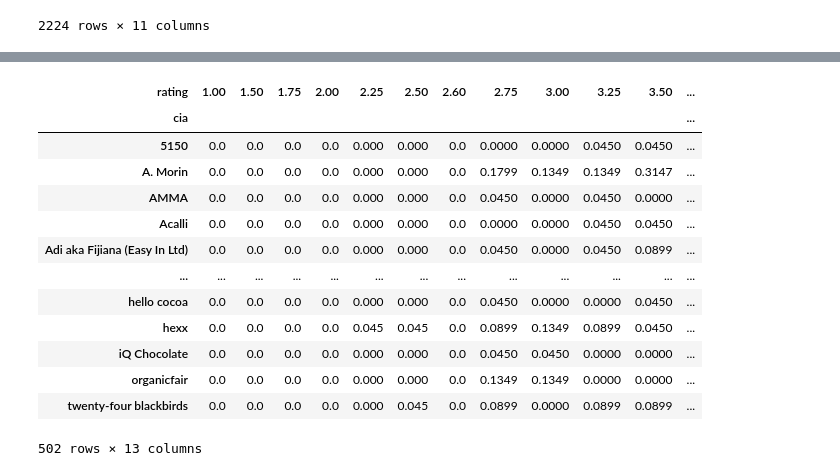
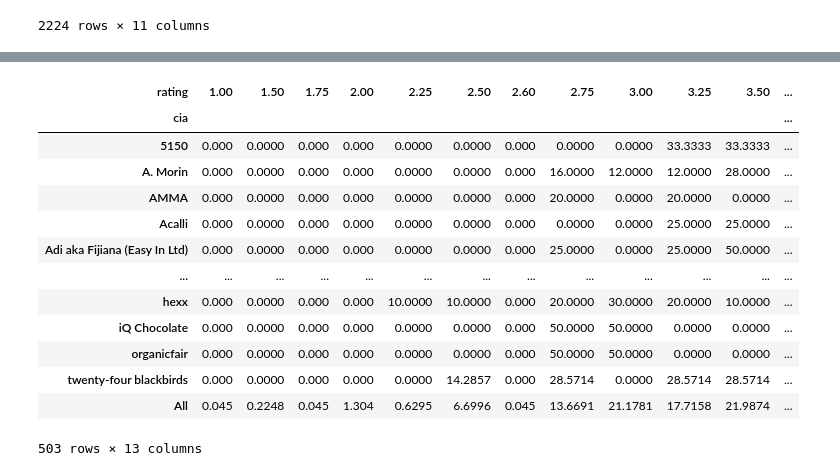
Before and after one commit to Pedro2712/Projeto_2-ciedados, a Jupyter notebook: Projeto 2 - Ciedados.ipynb, the cells around one changed output, grey strips where cells are left out. Cells and saved outputs as stored; diff of their text form; code cells hidden in the pictures.

```diff
--- a/Projeto 2 - Ciedados.ipynb
+++ b/Projeto 2 - Ciedados.ipynb
@@ -106,18 +104,18 @@ dados.head(50)
 # %%
-round(pd.crosstab(dados.cia, dados.rating, normalize=True)*100, 4)
+round(pd.crosstab(dados.cia, dados.rating, normalize="index", margins= True)*100, 4)
 # %% [output]
 | rating | 1.00 | 1.50 | 1.75 | 2.00 | 2.25 | 2.50 | 2.60 | 2.75 | 3.00 | 3.25 | 3.50 | ... |
 | cia |  |  |  |  |  |  |  |  |  |  |  | ... |
-| 5150 | 0.0 | 0.0 | 0.0 | 0.0 | 0.000 | 0.000 | 0.0 | 0.0000 | 0.0000 | 0.0450 | 0.0450 | ... |
-| A. Morin | 0.0 | 0.0 | 0.0 | 0.0 | 0.000 | 0.000 | 0.0 | 0.1799 | 0.1349 | 0.1349 | 0.3147 | ... |
-| AMMA | 0.0 | 0.0 | 0.0 | 0.0 | 0.000 | 0.000 | 0.0 | 0.0450 | 0.0000 | 0.0450 | 0.0000 | ... |
-| Acalli | 0.0 | 0.0 | 0.0 | 0.0 | 0.000 | 0.000 | 0.0 | 0.0000 | 0.0000 | 0.0450 | 0.0450 | ... |
-| Adi aka Fijiana (Easy In Ltd) | 0.0 | 0.0 | 0.0 | 0.0 | 0.000 | 0.000 | 0.0 | 0.0450 | 0.0000 | 0.0450 | 0.0899 | ... |
+| 5150 | 0.000 | 0.0000 | 0.000 | 0.000 | 0.0000 | 0.0000 | 0.000 | 0.0000 | 0.0000 | 33.3333 | 33.3333 | ... |
+| A. Morin | 0.000 | 0.0000 | 0.000 | 0.000 | 0.0000 | 0.0000 | 0.000 | 16.0000 | 12.0000 | 12.0000 | 28.0000 | ... |
+| AMMA | 0.000 | 0.0000 | 0.000 | 0.000 | 0.0000 | 0.0000 | 0.000 | 20.0000 | 0.0000 | 20.0000 | 0.0000 | ... |
+| Acalli | 0.000 | 0.0000 | 0.000 | 0.000 | 0.0000 | 0.0000 | 0.000 | 0.0000 | 0.0000 | 25.0000 | 25.0000 | ... |
+| Adi aka Fijiana (Easy In Ltd) | 0.000 | 0.0000 | 0.000 | 0.000 | 0.0000 | 0.0000 | 0.000 | 25.0000 | 0.0000 | 25.0000 | 50.0000 | ... |
 | ... | ... | ... | ... | ... | ... | ... | ... | ... | ... | ... | ... | ... |
-| hello cocoa | 0.0 | 0.0 | 0.0 | 0.0 | 0.000 | 0.000 | 0.0 | 0.0450 | 0.0000 | 0.0000 | 0.0450 | ... |
-| hexx | 0.0 | 0.0 | 0.0 | 0.0 | 0.045 | 0.045 | 0.0 | 0.0899 | 0.1349 | 0.0899 | 0.0450 | ... |
-| iQ Chocolate | 0.0 | 0.0 | 0.0 | 0.0 | 0.000 | 0.000 | 0.0 | 0.0450 | 0.0450 | 0.0000 | 0.0000 | ... |
-| organicfair | 0.0 | 0.0 | 0.0 | 0.0 | 0.000 | 0.000 | 0.0 | 0.1349 | 0.1349 | 0.0000 | 0.0000 | ... |
-| twenty-four blackbirds | 0.0 | 0.0 | 0.0 | 0.0 | 0.000 | 0.045 | 0.0 | 0.0899 | 0.0000 | 0.0899 | 0.0899 | ... |
+| hexx | 0.000 | 0.0000 | 0.000 | 0.000 | 10.0000 | 10.0000 | 0.000 | 20.0000 | 30.0000 | 20.0000 | 10.0000 | ... |
+| iQ Chocolate | 0.000 | 0.0000 | 0.000 | 0.000 | 0.0000 | 0.0000 | 0.000 | 50.0000 | 50.0000 | 0.0000 | 0.0000 | ... |
+| organicfair | 0.000 | 0.0000 | 0.000 | 0.000 | 0.0000 | 0.0000 | 0.000 | 50.0000 | 50.0000 | 0.0000 | 0.0000 | ... |
+| twenty-four blackbirds | 0.000 | 0.0000 | 0.000 | 0.000 | 0.0000 | 14.2857 | 0.000 | 28.5714 | 0.0000 | 28.5714 | 28.5714 | ... |
+| All | 0.045 | 0.2248 | 0.045 | 1.304 | 0.6295 | 6.6996 | 0.045 | 13.6691 | 21.1781 | 17.7158 | 21.9874 | ... |
-502 rows × 13 columns
+503 rows × 13 columns
 # %%
```
Also changed, not shown: parts of 11 cells of this notebook.
